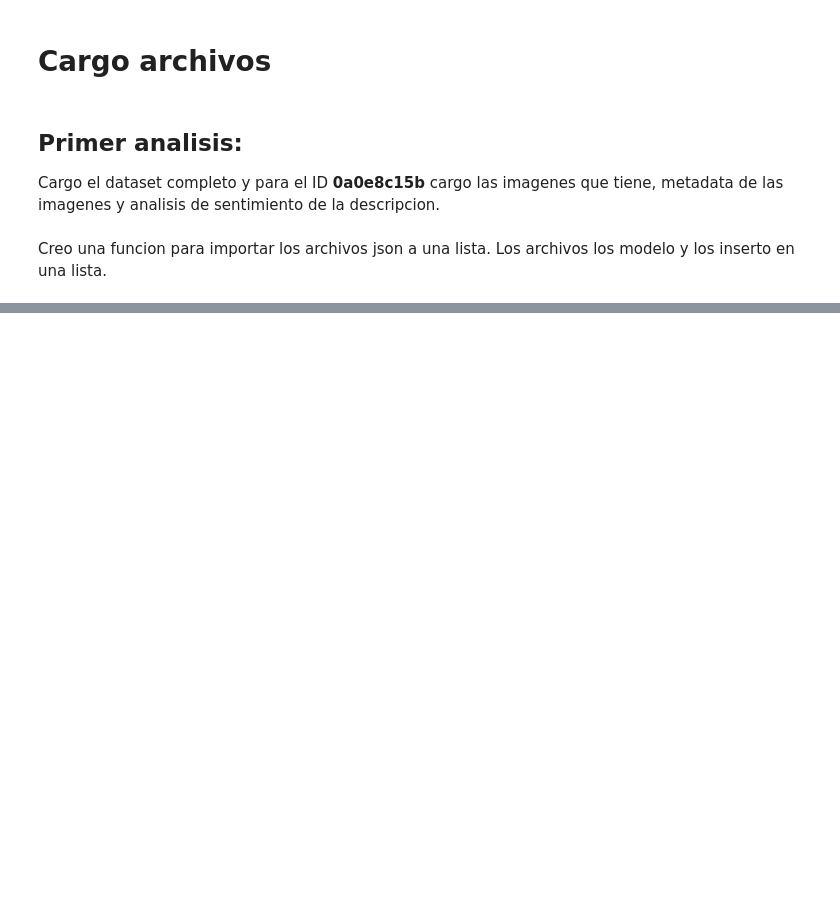
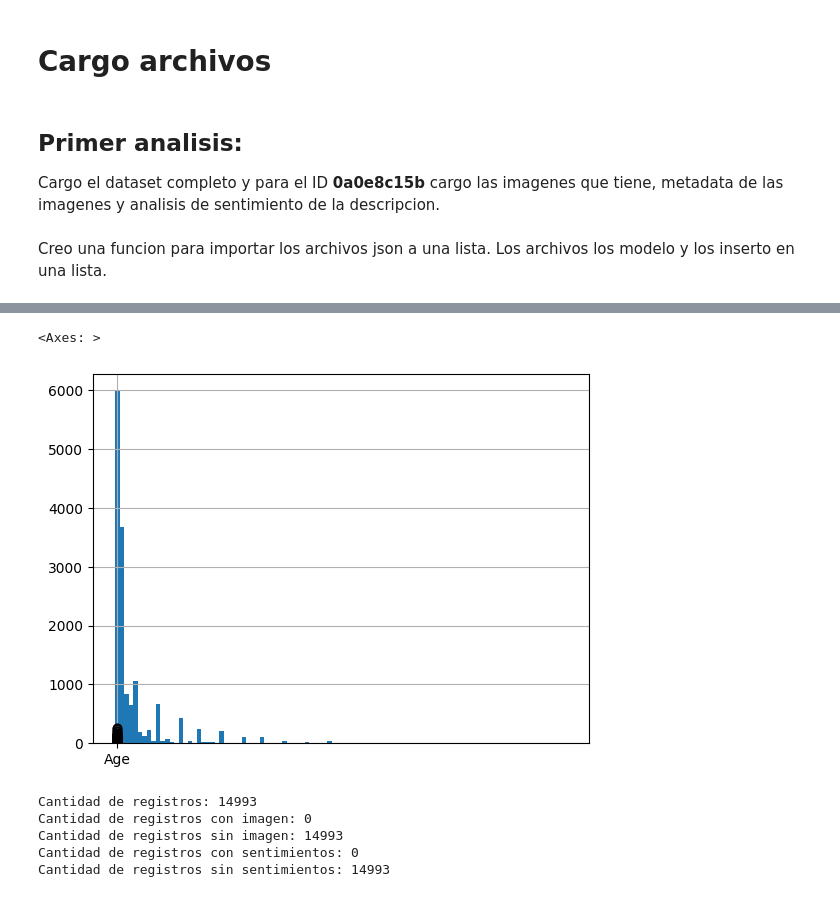
Before and after one commit to ecelism-ds/DMA_LAB2, a Jupyter notebook: Notebooks/0001_EDA.ipynb, the cells around one changed output, grey strips where cells are left out. Drawn from its saved outputs; the diff is of its cells as text; code cells hidden in the pictures; blank space fills up the shorter version.

```diff
--- a/Notebooks/0001_EDA.ipynb
+++ b/Notebooks/0001_EDA.ipynb
@@ -119,0 +143,26 @@ train_data['sentiment?'] = train_data.index.isin(getPetID_vec(list_sentiments))
+# %%
+#Si tiene o no metadata de la imagen
+train_data['Imagen?'] = train_data.index.isin(getPetID_vec(list_metadata))
+#Si tiene o no archivo sentiment
+train_data['sentiment?'] = train_data.index.isin(getPetID_vec(list_sentiments))
+
+#Busco la cantidad de imagenes y las agrego al DF original
+df = pd.DataFrame(getPetID_vec(list_metadata))
+df = df[0].value_counts()
+df.columns = ['PetID', 'CountImagen']
+train_data = train_data.join(df, on='PetID', how='left', lsuffix='_left', rsuffix='_right')
+del df
+
+#Agrego informacion de los archivo sentiment
+df = pd.DataFrame(
+        data = {'Score' : getScore_vec(list_sentiments).tolist()
+                ,'Magnitude' : getMagnitude_vec(list_sentiments).tolist()
+                ,'CountEntity' : getLenEntity_vec(list_sentiments).tolist()
+                ,'CountSentences' : getLenSentences_vec(list_sentiments).tolist()
+                }
+        , index=getPetID_vec(list_sentiments))
+
+df.index.name = 'PetID'
+
+train_data = train_data.join(df, on='PetID', how='left', lsuffix='_left', rsuffix='_right')
+del df
@@ -190,3 +257,30 @@ profile.to_file(output_file='../output/output.html')
+# %%
+#graficar la distribucion de la variable a Age y un diagrama de caja y bigotes
+#Quiero que el grafico sea animado
+#https://towardsdatascience.com/creating-animated-gif-using-python-opencv-31f5bbf27d9c
+#https://stackoverflow.com/questions/44947505/how-to-make-a-gif-loop-in-python
+#https://stackoverflow.com/questions/753190/programmatically-generate-video-or-animated-gif-in-python
+
+train_data['Age'].hist(bins=100)
+train_data.boxplot(column=['Age'])
+# %% [output]
+<Axes: >
+[figure, added]
+# %%
+# generar una tabla resumen de train_data con cantidad de registros, cantidad de requistros que poseen imagen (imagen?) y cantidad de registros que poseen sentimientos (sentiment?)
+
+cantidadRegistros = train_data.shape[0]
+print(f'Cantidad de registros: {cantidadRegistros}')
+print(f'Cantidad de registros con imagen: {train_data["Imagen?"].sum()}')
+print(f'Cantidad de registros sin imagen: {cantidadRegistros - train_data["Imagen?"].sum()}')
+print(f'Cantidad de registros con sentimientos: {train_data["sentiment?"].sum()}')
+print(f'Cantidad de registros sin sentimientos: {cantidadRegistros - train_data["sentiment?"].sum()}')
+# %% [output]
+Cantidad de registros: 14993
+Cantidad de registros con imagen: 0
+Cantidad de registros sin imagen: 14993
+Cantidad de registros con sentimientos: 0
+Cantidad de registros sin sentimientos: 14993
 # %%
 #import dtale
 #dtale.show(train_data)
```
Also changed, not shown: parts of 26 cells of this notebook, 44 other files.
